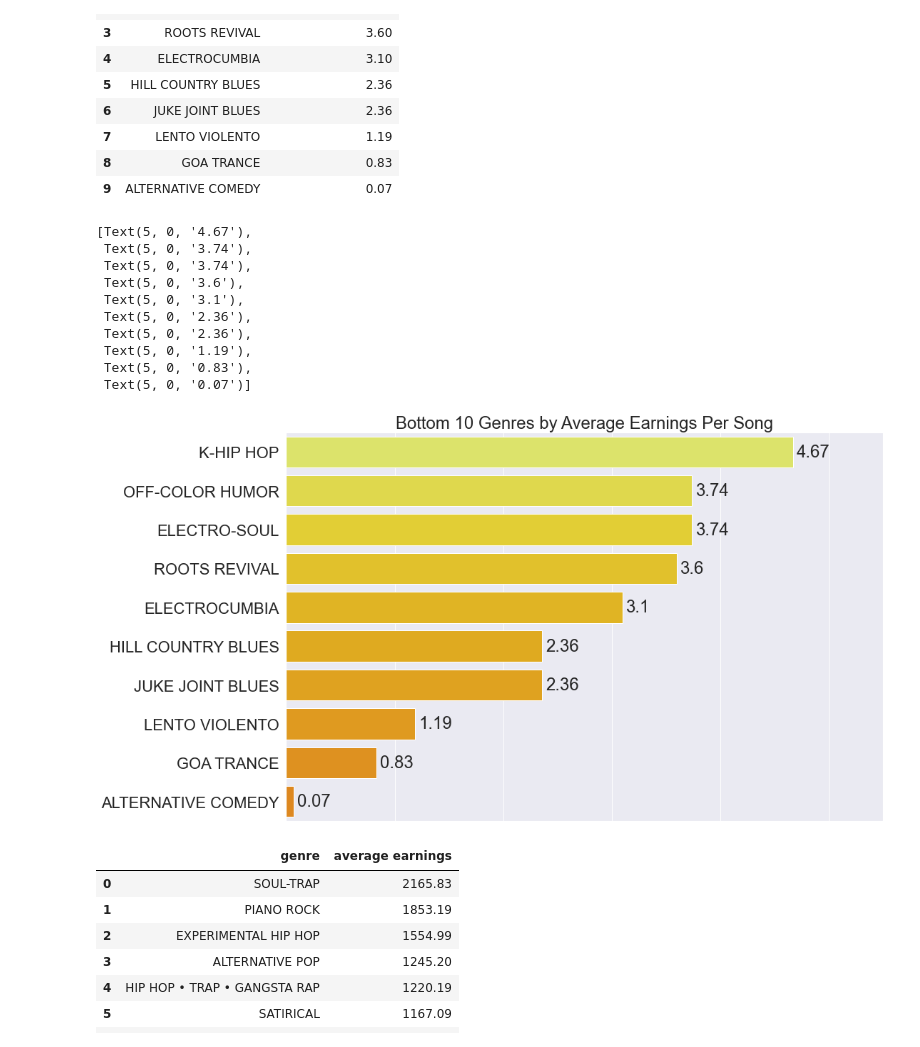
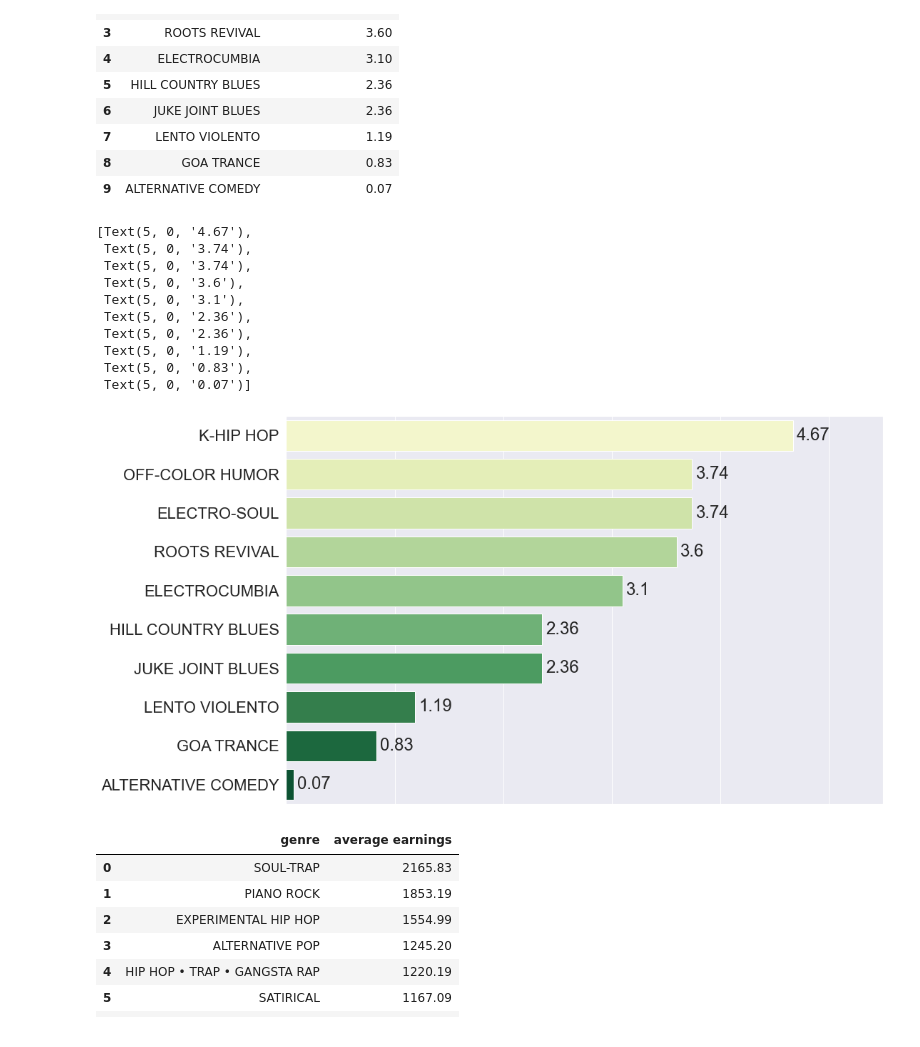
Before and after one commit to NSS-Data-Analytics-Cohort-6/mlc-project-pythons-on-a-plane, a Jupyter notebook: notebooks/mlc_streaming_data.ipynb, the cells around one changed output. Cells and saved outputs as stored; diff of their text form; code cells hidden in the pictures.

```diff
--- a/notebooks/mlc_streaming_data.ipynb
+++ b/notebooks/mlc_streaming_data.ipynb
@@ -995,38 +1059,38 @@ bottom_genre_earnings_avg.head(10)
 # %%
 #bottom 10 genres by avg earning visualization
 bottom_genres_earnings_avg_g = sns.barplot(x="average earnings", y="genre", data=bottom_genre_earnings_avg,
-                 palette="Wistia")
+                 palette="YlGn")
 
 #make plot bigger so value labels don't run off graph
 #https://www.geeksforgeeks.org/matplotlib-axes-axes-set_xlim-in-python/
 bottom_genres_earnings_avg_g.set_xlim(0, 5.5)
 
 #add chart title
-bottom_genres_earnings_avg_g.set_title("Bottom 10 Genres by Average Earnings Per Song")
+#bottom_genres_earnings_avg_g.set_title("Bottom 10 Genres by Average Earnings Per Song")
 
 #remove x axis label and values
 #https://stackoverflow.com/questions/58476654/how-to-remove-or-hide-x-axis-labels-from-a-seaborn-matplotlib-plot
 bottom_genres_earnings_avg_g.set(xlabel=None)
 bottom_genres_earnings_avg_g.set(xticklabels=[])
 
 #remove y axis label
 bottom_genres_earnings_avg_g.set(ylabel=None)
 
 #add value labels to each bar
 #https://matplotlib.org/stable/api/_as_gen/matplotlib.axes.Axes.bar_label.html
 bottom_genres_earnings_avg_g.bar_label(bottom_genres_earnings_avg_g.containers[0], padding=5)
 # %% [output]
 [Text(5, 0, '4.67'),
  Text(5, 0, '3.74'),
  Text(5, 0, '3.74'),
  Text(5, 0, '3.6'),
  Text(5, 0, '3.1'),
  Text(5, 0, '2.36'),
  Text(5, 0, '2.36'),
  Text(5, 0, '1.19'),
  Text(5, 0, '0.83'),
  Text(5, 0, '0.07')]
-[figure, old version]
+[figure, new version]
 # %%
 #top 10 genre by avg earnings dataframe
 top_genre_earnings_avg = pd.DataFrame(genre_earnings_avg.nlargest(10, ['earnings'])).sort_values(['earnings'],ascending=False).reset_index()
```
Also changed, not shown: parts of 9 cells of this notebook.
